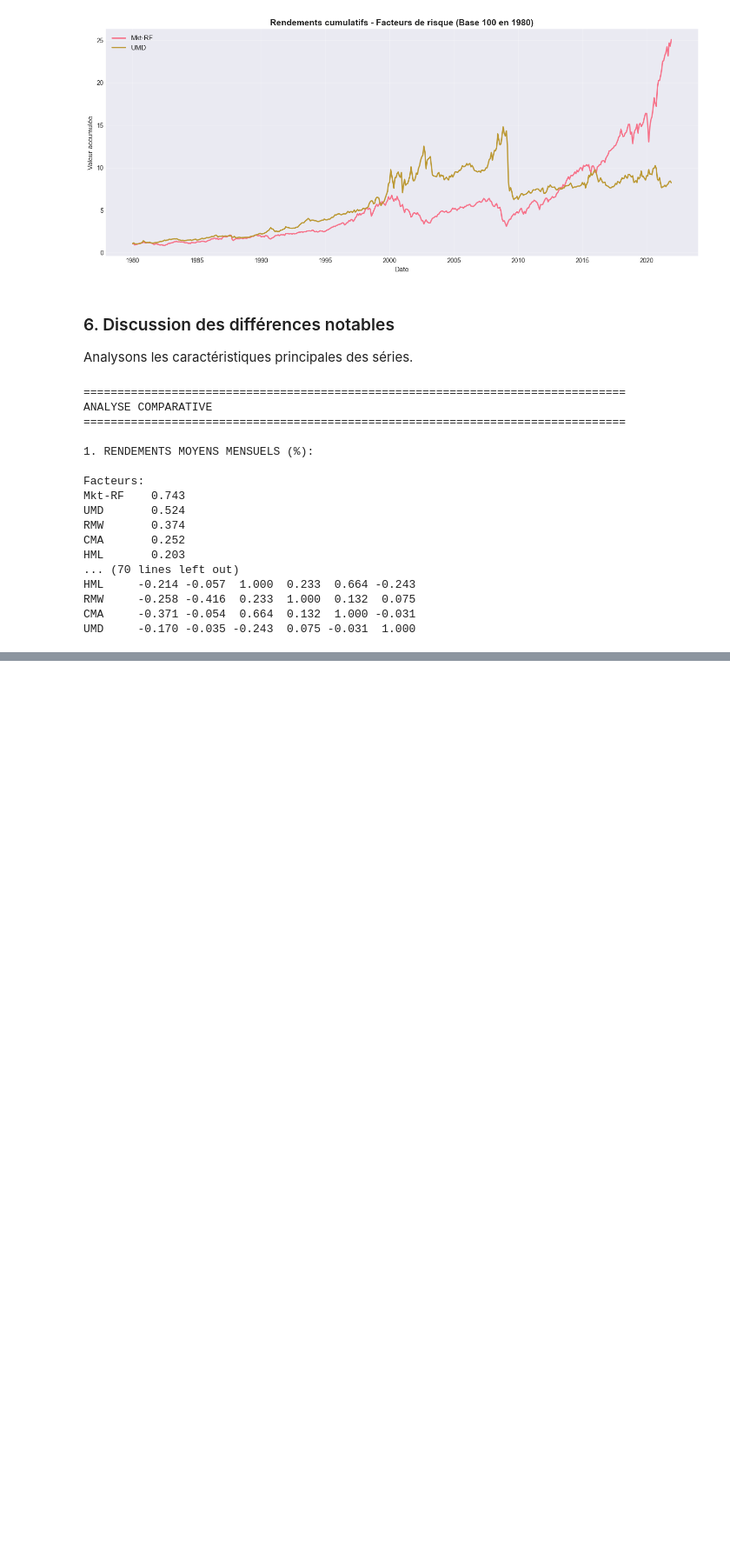
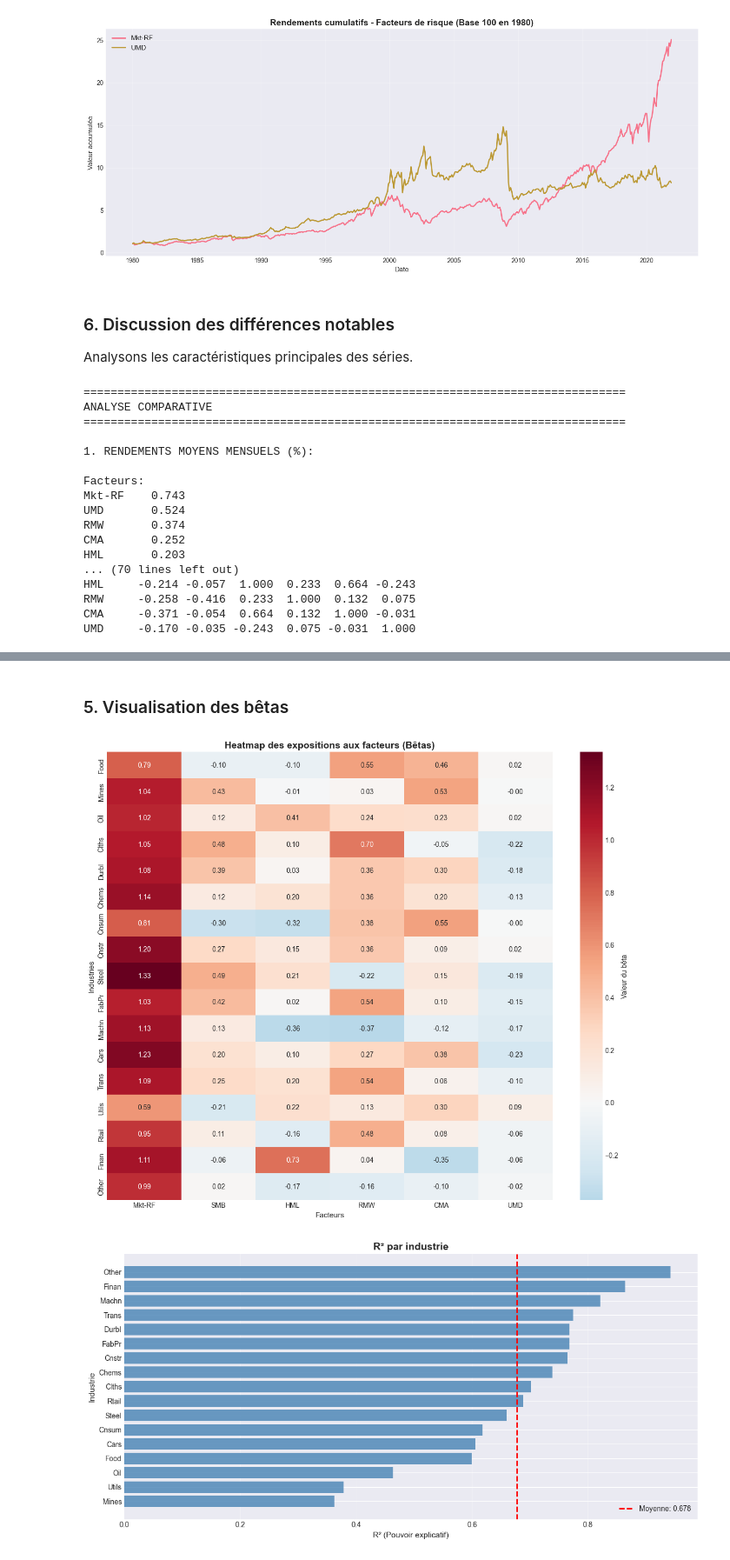
Before and after one commit to jeansimon18/Devoir-3, a Jupyter notebook: Devoir 3.ipynb, the cells around one changed output, grey strips where cells are left out. Shown at 87% size. Cells and saved outputs as stored; diff of their text form; code cells hidden in the pictures; blank space fills up the shorter version.

```diff
--- a/Devoir 3.ipynb
+++ b/Devoir 3.ipynb
@@ -362,0 +420,18 @@ UMD     -0.170 -0.035 -0.243  0.075 -0.031  1.000
+# %%
+# Créer un DataFrame résumé
+summary_df = pd.DataFrame({
+    'Industry': industries_aligned.columns,
+    'Alpha': alphas,
+    't-stat(Alpha)': tstat_alphas,
+    'R²': r2_list
+})
+
+print("=" * 80)
+print("RÉSULTATS: R² et Alphas (avec statistiques t robustes)")
+print("=" * 80)
+print(summary_df.round(4))
+print("\n" + "=" * 80)
+print(f"R² moyen: {summary_df['R²'].mean():.4f}")
+print(f"Alpha moyen: {summary_df['Alpha'].mean():.4f}")
+print(f"Nombre d'alphas significatifs (|t| > 1.96): {(abs(summary_df['t-stat(Alpha)']) > 1.96).sum()}/17")
+print("=" * 80)
@@ -362,0 +525,28 @@ UMD     -0.170 -0.035 -0.243  0.075 -0.031  1.000
+# %% [markdown]
+### 5. Visualisation des bêtas
+# %%
+# Heatmap des bêtas
+fig, ax = plt.subplots(figsize=(12, 10))
+sns.heatmap(betas_df, annot=True, fmt='.2f', cmap='RdBu_r', center=0,
+            cbar_kws={'label': 'Valeur du bêta'}, ax=ax)
+ax.set_title('Heatmap des expositions aux facteurs (Bêtas)', fontsize=14, fontweight='bold')
+ax.set_xlabel('Facteurs', fontsize=11)
+ax.set_ylabel('Industries', fontsize=11)
+plt.tight_layout()
+plt.show()
+
+# Graphique des R²
+fig, ax = plt.subplots(figsize=(12, 6))
+summary_df_sorted = summary_df.sort_values('R²', ascending=True)
+ax.barh(summary_df_sorted['Industry'], summary_df_sorted['R²'], color='steelblue', alpha=0.8)
+ax.set_xlabel('R² (Pouvoir explicatif)', fontsize=11)
+ax.set_ylabel('Industrie', fontsize=11)
+ax.set_title('R² par industrie', fontsize=14, fontweight='bold')
+ax.axvline(x=summary_df['R²'].mean(), color='red', linestyle='--', linewidth=2, label=f'Moyenne: {summary_df["R²"].mean():.3f}')
+ax.legend()
+ax.grid(True, alpha=0.3, axis='x')
+plt.tight_layout()
+plt.show()
+# %% [output]
+[figure, added]
+[figure, added]
```
Also changed, not shown: parts of 23 cells of this notebook.
